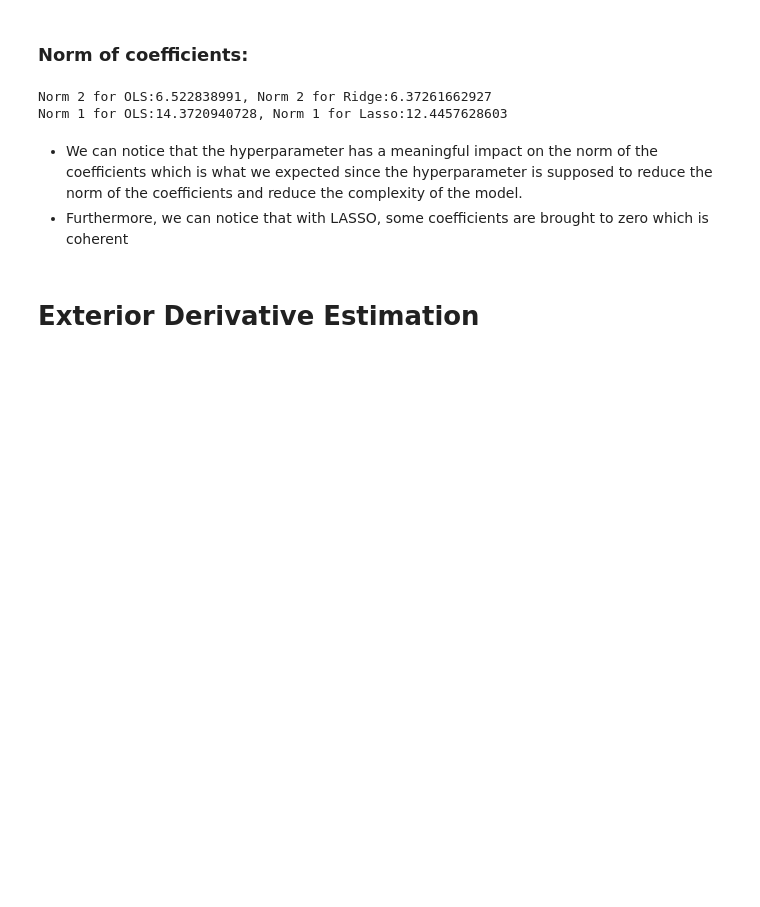
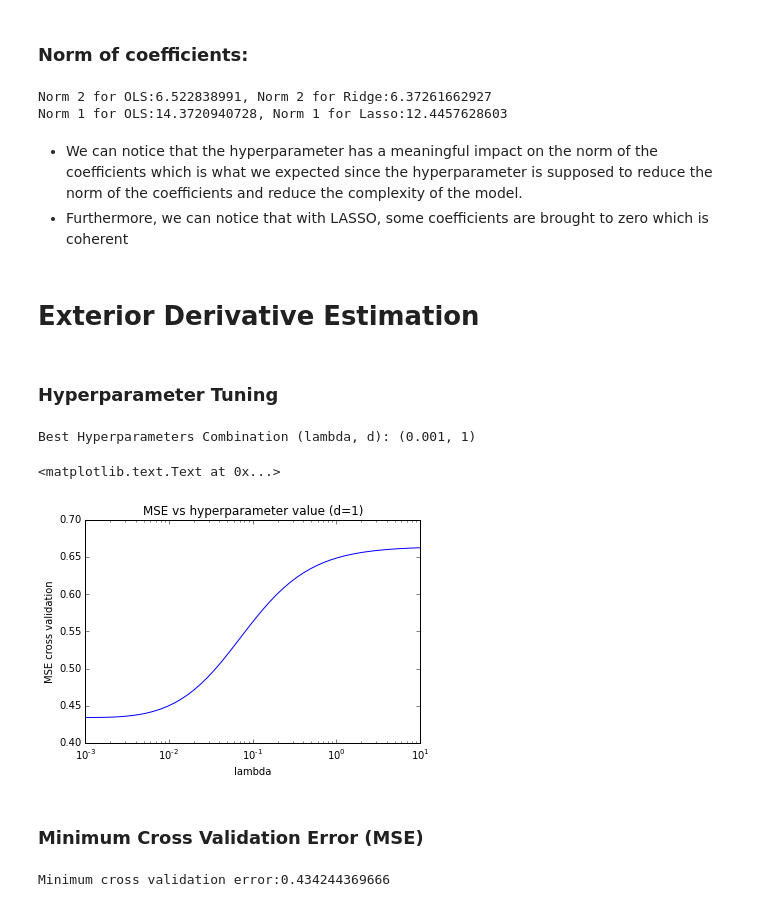
Before and after one commit to martingouy/Classes, a Jupyter notebook: IEOR 265/HW1/Homework1.ipynb, the cells around one changed output. Drawn from its saved outputs; the diff is of its cells as text; code cells hidden in the pictures; blank space fills up the shorter version.

```diff
--- a/IEOR 265/HW1/Homework1.ipynb
+++ b/IEOR 265/HW1/Homework1.ipynb
@@ -196,4 +198,4 @@ Norm 1 for OLS:14.3720940728, Norm 1 for Lasso:12.4457628603
 - We can notice that the hyperparameter has a meaningful impact on the norm of the coefficients which is what we expected since the hyperparameter is supposed to reduce the norm of the coefficients and reduce the complexity of the model.
 - Furthermore, we can notice that with LASSO, some coefficients are brought to zero which is coherent
 # %% [markdown]
-<h1>Exterior Derivative Estimation</
+<h1>Exterior Derivative Estimation</h1>
@@ -199,0 +236,46 @@ Norm 1 for OLS:14.3720940728, Norm 1 for Lasso:12.4457628603
+# %% [markdown]
+<h3> Hyperparameter Tuning</h3>
+# %%
+# GridsearchCV
+lambdas = np.logspace(-3,1,30)
+ds = [1,2,3,4,5,6,7,8,9]
+
+results = {}
+for lamb in lambdas:
+    for d in ds:
+        ede_model = ede(lamb, d)
+        score = np.absolute(cross_validation.cross_val_score(ede_model, X, y, cv=10, scoring='mean_squared_error')).mean()
+        results[str((lamb, d))] = score
+
+best_params = sorted(results, key=results.__getitem__)
+
+print('Best Hyperparameters Combination (lambda, d): {}'.format(best_params[0]))
+# %% [output]
+Best Hyperparameters Combination (lambda, d): (0.001, 1)
+# %%
+# Plot when d = 1
+# Hyperparameter: lambda
+lambdas = np.logspace(-3,1,50)
+
+results_d_1 = []
+
+for lamb in lambdas:
+    ede_model = ede(lamb, 1)
+    score = np.absolute(cross_validation.cross_val_score(ede_model, X, y, cv=10, scoring='mean_squared_error')).mean()
+    results_d_1.append(score)
+
+plt.semilogx(lambdas,results_d_1)
+plt.title('MSE vs hyperparameter value (d=1)')
+plt.ylabel('MSE cross validation')
+plt.xlabel('lambda')
+# %% [output]
+<matplotlib.text.Text at 0x...>
+[figure, added]
+# %% [markdown]
+<h3>Minimum Cross Validation Error (MSE)</h3>
+# %%
+# Minimum cross validation error
+
+print('Minimum cross validation error:{}'.format(results[best_params[0]]))
+# %% [output]
+Minimum cross validation error:0.434244369666
```
Also changed, not shown: parts of 4 cells of this notebook.
